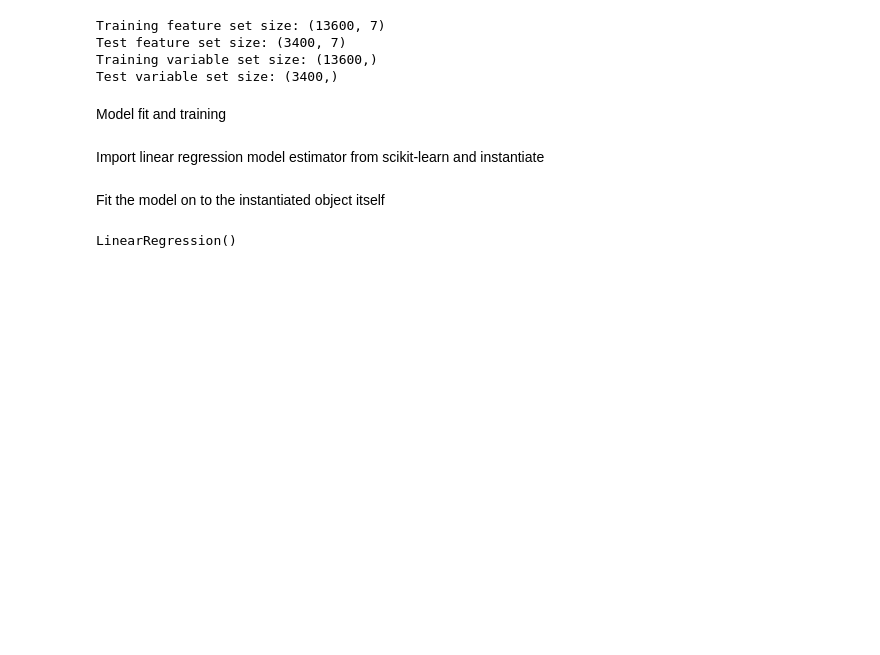
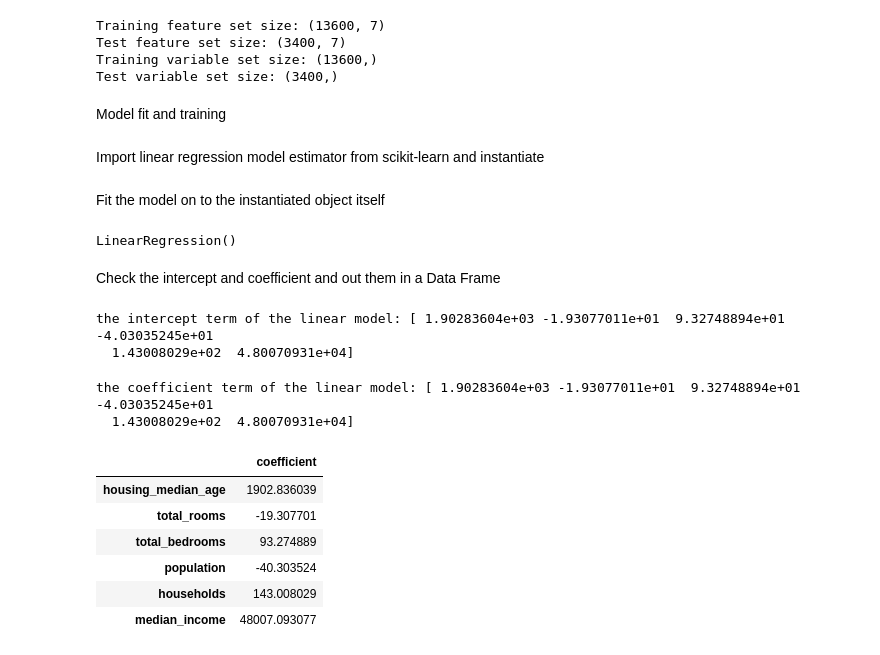
Before and after one commit to KMadhu10/AIML_1374, a Jupyter notebook: Lab04_AIML.ipynb, the cells around one changed output. Cells and saved outputs as stored; diff of their text form; code cells hidden in the pictures; blank space fills up the shorter version.

```diff
--- a/Lab04_AIML.ipynb
+++ b/Lab04_AIML.ipynb
@@ -208,3 +208,27 @@ Fit the model on to the instantiated object itself
 lm.fit(X_train,y_train) # Fit the linear model on to the 'lm' object itself i.e. no need to set this to another variable
 # %% [output]
 LinearRegression()
+# %% [markdown]
+Check the intercept and coefficient and out them in a Data Frame
+# %%
+print("the intercept term of the linear model:",lm.coef_)
+# %% [output]
+the intercept term of the linear model: [ 1.90283604e+03 -1.93077011e+01  9.32748894e+01 -4.03035245e+01
+  1.43008029e+02  4.80070931e+04]
+# %%
+print("the coefficient term of the linear model:",lm.coef_)
+# %% [output]
+the coefficient term of the linear model: [ 1.90283604e+03 -1.93077011e+01  9.32748894e+01 -4.03035245e+01
+  1.43008029e+02  4.80070931e+04]
+# %%
+
+cdf=pd.DataFrame(data=lm.coef_,index=X_train.columns,columns=["coefficient"])
+cdf
+# %% [output]
+|  | coefficient |
+| housing_median_age | 1902.836039 |
+| total_rooms | -19.307701 |
+| total_bedrooms | 93.274889 |
+| population | -40.303524 |
+| households | 143.008029 |
+| median_income | 48007.093077 |
```
